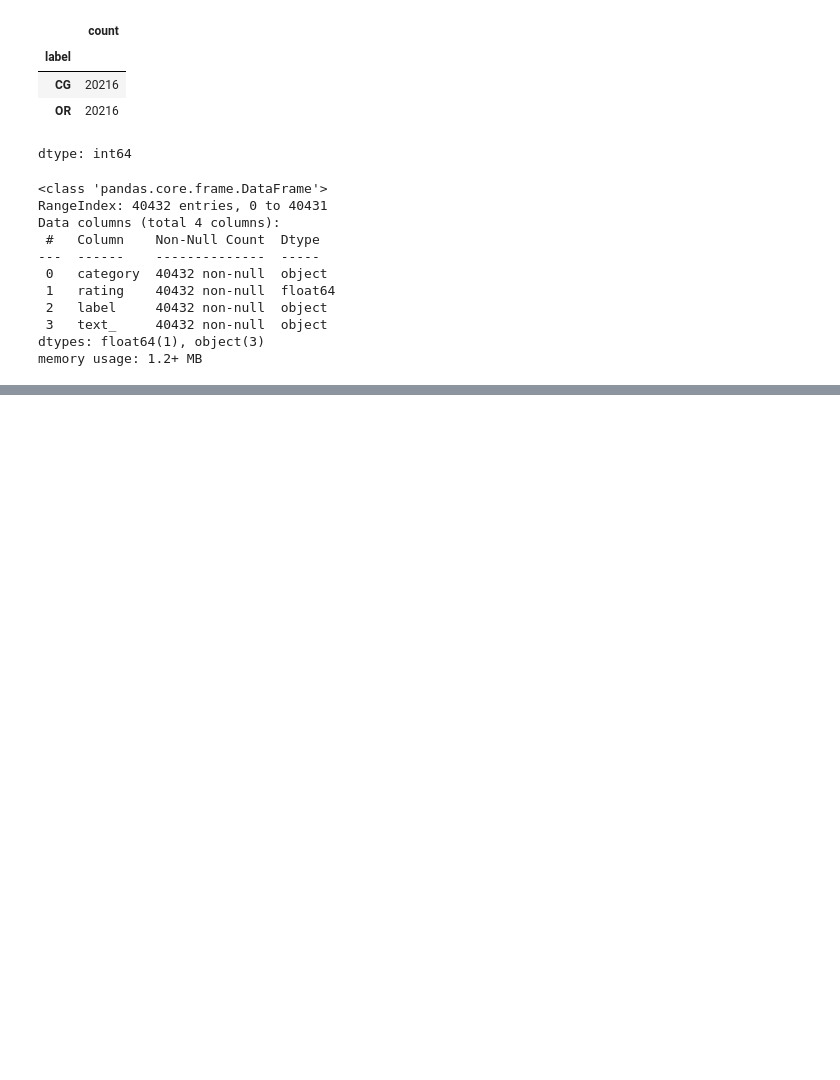
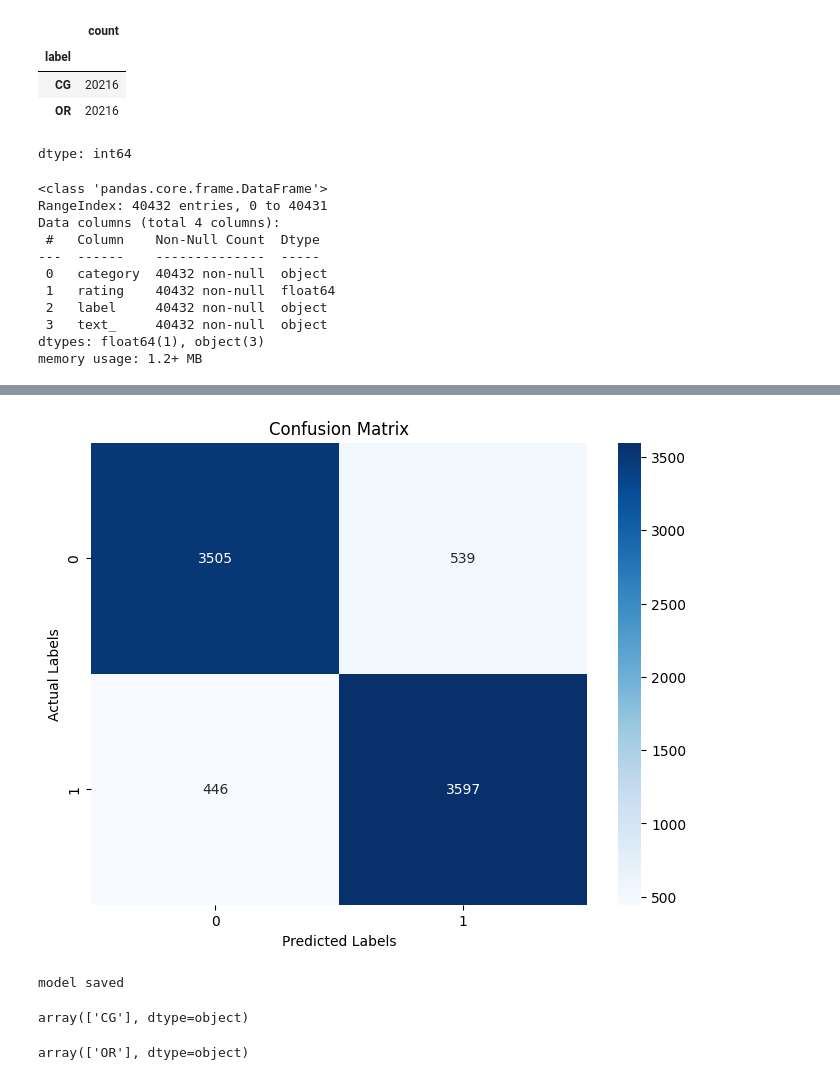
Before and after one commit to mohitsbh/Ai_Learn_codes, a Jupyter notebook: fakereviewdetector.ipynb, the cells around one changed output, grey strips where cells are left out. Saved outputs shown, nothing was run; the diff lists cells and outputs as text; code cells hidden in the pictures; blank space fills up the shorter version.

```diff
--- a/fakereviewdetector.ipynb
+++ b/fakereviewdetector.ipynb
@@ -92,4 +92,18 @@ X=df['text_']
 y=df['label']
 X_train,X_test,y_train,y_test=train_test_split(X,y,test_size=0.2,random_state=42,stratify=y)
 
-model=LogisticRegression()
+vectorizer=TfidfVectorizer(max_features=5000,stop_words='english',ngram_range=(1,2))
+X_train_vec=vectorizer.fit_transform(X_train)
+X_test_vec=vectorizer.transform(X_test)
+
+model=LogisticRegression(max_iter=1000)
+model.fit(X_train_vec,y_train)
+y_pred=model.predict(X_test_vec)
+
+accuracy=accuracy_score(y_test,y_pred)
+classification=classification_report(y_test,y_pred)
+confusion=confusion_matrix(y_test,y_pred)
+
+print('Accuracy :', accuracy)
+print('Classification Report:', classification)
+print('Confusion Matrix:', confusion)
@@ -95,0 +123,23 @@ model=LogisticRegression()
+# %%
+plt.figure(figsize=(8,6))
+sns.heatmap(confusion,annot=True,fmt='d',cmap='Blues')
+plt.xlabel('Predicted Labels')
+plt.ylabel('Actual Labels')
+plt.title('Confusion Matrix')
+plt.show()
+# %% [output]
+[figure, added]
+# %%
+joblib.dump(model,'fake_review_model.pkl')
+joblib.dump(vectorizer,'vectorizer.pkl')
+print('model saved')
+# %% [output]
+model saved
+# %%
+model.predict(vectorizer.transform(['Tis product is nice']))
+# %% [output]
+array(['CG'], dtype=object)
+# %%
+model.predict(vectorizer.transform(['Good product, work as expected.']))
+# %% [output]
+array(['OR'], dtype=object)
```
Also changed, not shown: parts of 3 cells of this notebook.
